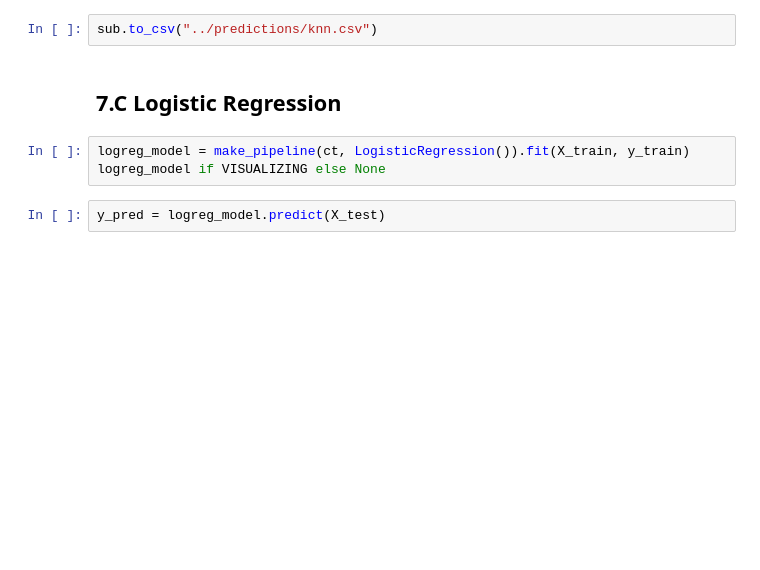
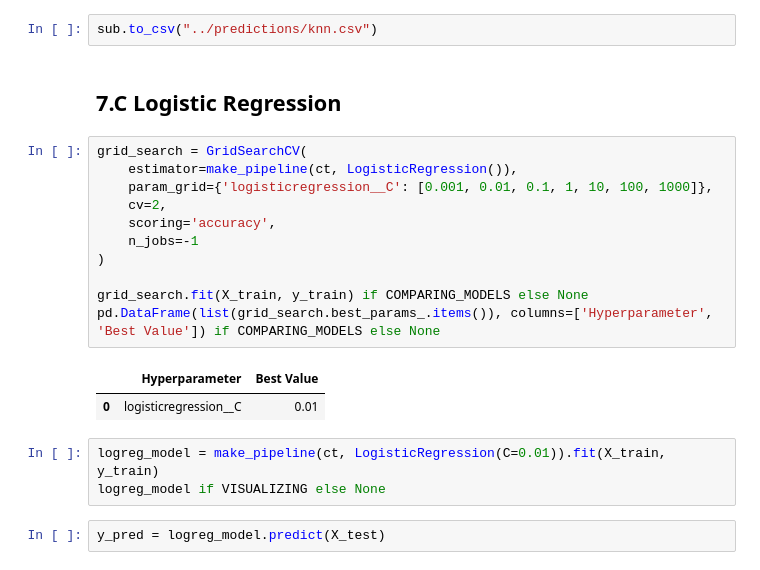
Before and after one commit to SearParsley/cs4320-spaceship-titanic-project, a Jupyter notebook: checkpoints/presentation.ipynb, the cells around one changed output. Saved outputs shown, nothing was run; the diff lists cells and outputs as text; blank space fills up the shorter version.

```diff
--- a/checkpoints/presentation.ipynb
+++ b/checkpoints/presentation.ipynb
@@ -343,8 +374,22 @@ sub.head() if VISUALIZING else None
 sub.to_csv("../predictions/knn.csv")
 # %% [markdown]
 ## 7.C Logistic Regression
+# %%
+grid_search = GridSearchCV(
+    estimator=make_pipeline(ct, LogisticRegression()),
+    param_grid={'logisticregression__C': [0.001, 0.01, 0.1, 1, 10, 100, 1000]},
+    cv=2,
+    scoring='accuracy',
+    n_jobs=-1
+)
+
+grid_search.fit(X_train, y_train) if COMPARING_MODELS else None
+pd.DataFrame(list(grid_search.best_params_.items()), columns=['Hyperparameter', 'Best Value']) if COMPARING_MODELS else None
+# %% [output]
+|  | Hyperparameter | Best Value |
+| 0 | logisticregression__C | 0.01 |
 # %%
-logreg_model = make_pipeline(ct, LogisticRegression()).fit(X_train, y_train)
+logreg_model = make_pipeline(ct, LogisticRegression(C=0.01)).fit(X_train, y_train)
 logreg_model if VISUALIZING else None
 # %%
 y_pred = logreg_model.predict(X_test)
```
Also changed, not shown: parts of 23 cells of this notebook.
